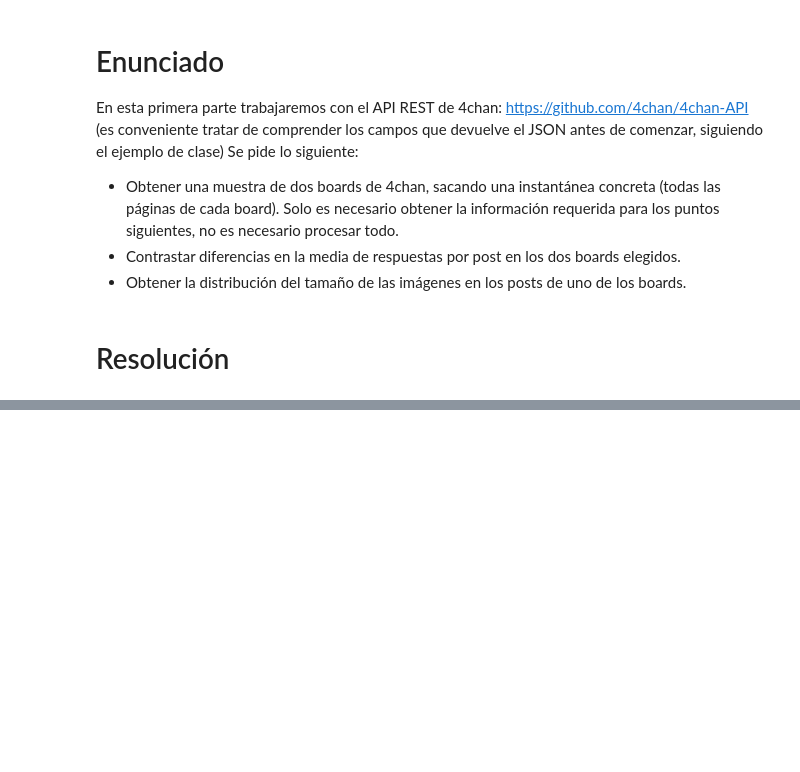
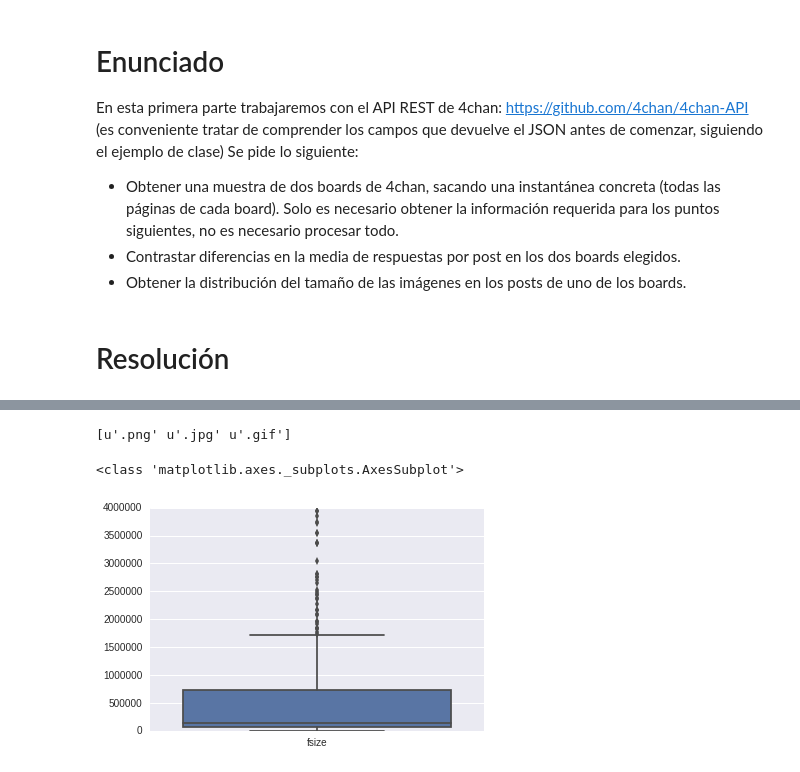
Before and after one commit to juangarciaciff/PythonEjercicios, a Jupyter notebook: PEC2/Entrega2Parte1.ipynb, the cells around one changed output, grey strips where cells are left out. Drawn from its saved outputs; the diff is of its cells as text; code cells hidden in the pictures; blank space fills up the shorter version.

```diff
--- a/PEC2/Entrega2Parte1.ipynb
+++ b/PEC2/Entrega2Parte1.ipynb
@@ -16,0 +291,10 @@ Se pide lo siguiente:
+# %%
+# Eliminamos los post que no contienen imágenes (ext) y/o los que el tamaño (size) es 0
+img_nat = df_nat
+img_nat = img_nat[img_nat['fsize'] > 0]
+img_nat = img_nat[img_nat['ext'] != '.webm']
+img_nat.dropna(subset=['ext'])
+
+# Mostramos información del dataframe resultante
+print img_nat.shape
+img_nat.head()
@@ -16,0 +309,12 @@ Se pide lo siguiente:
+# %%
+# Comprobamos que ahora el dataset solo contiene imágenes
+print img_nat['ext'].unique()
+# %% [output]
+[u'.png' u'.jpg' u'.gif']
+# %%
+# Mostramos el diagrama boxplot
+ax = sns.boxplot(data=img_nat[['fsize']])
+print type(ax)
+# %% [output]
+<class 'matplotlib.axes._subplots.AxesSubplot'>
+[figure, added]
```
Also changed, not shown: parts of 30 cells of this notebook.
